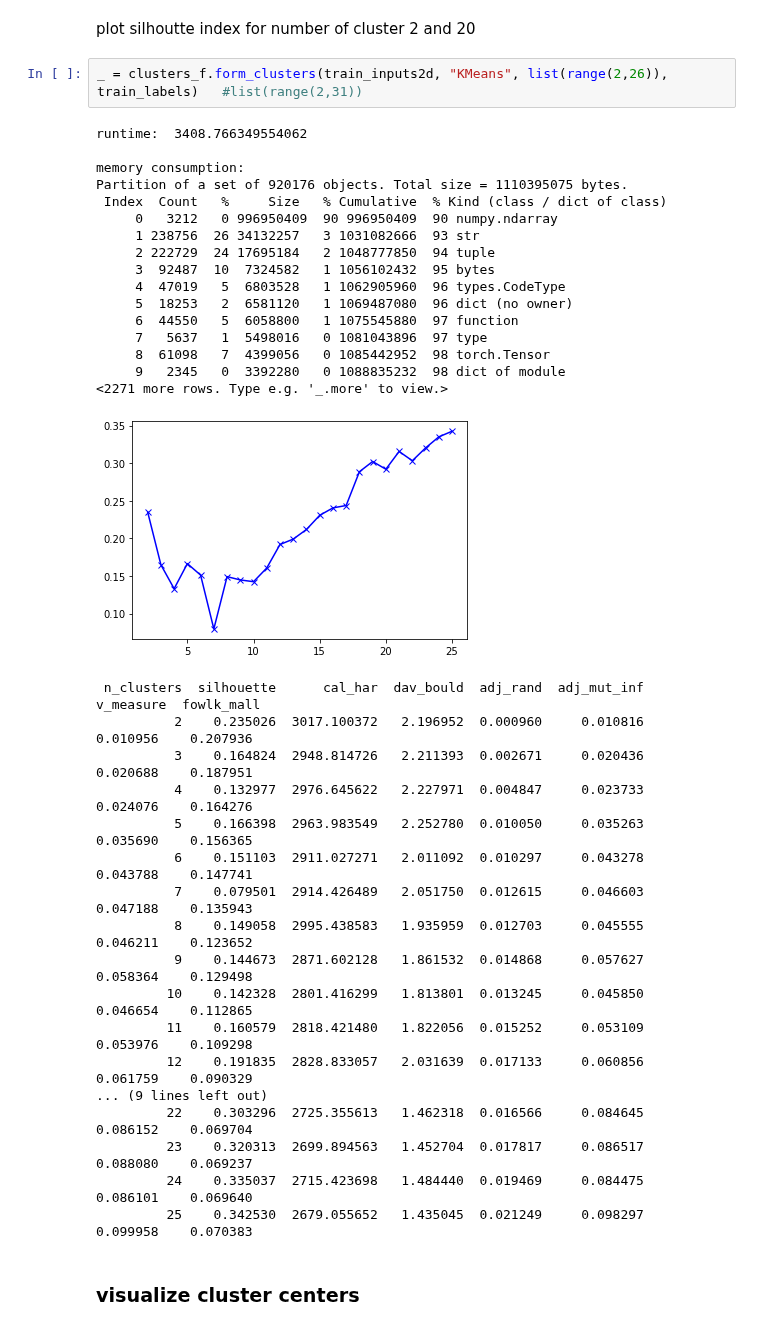
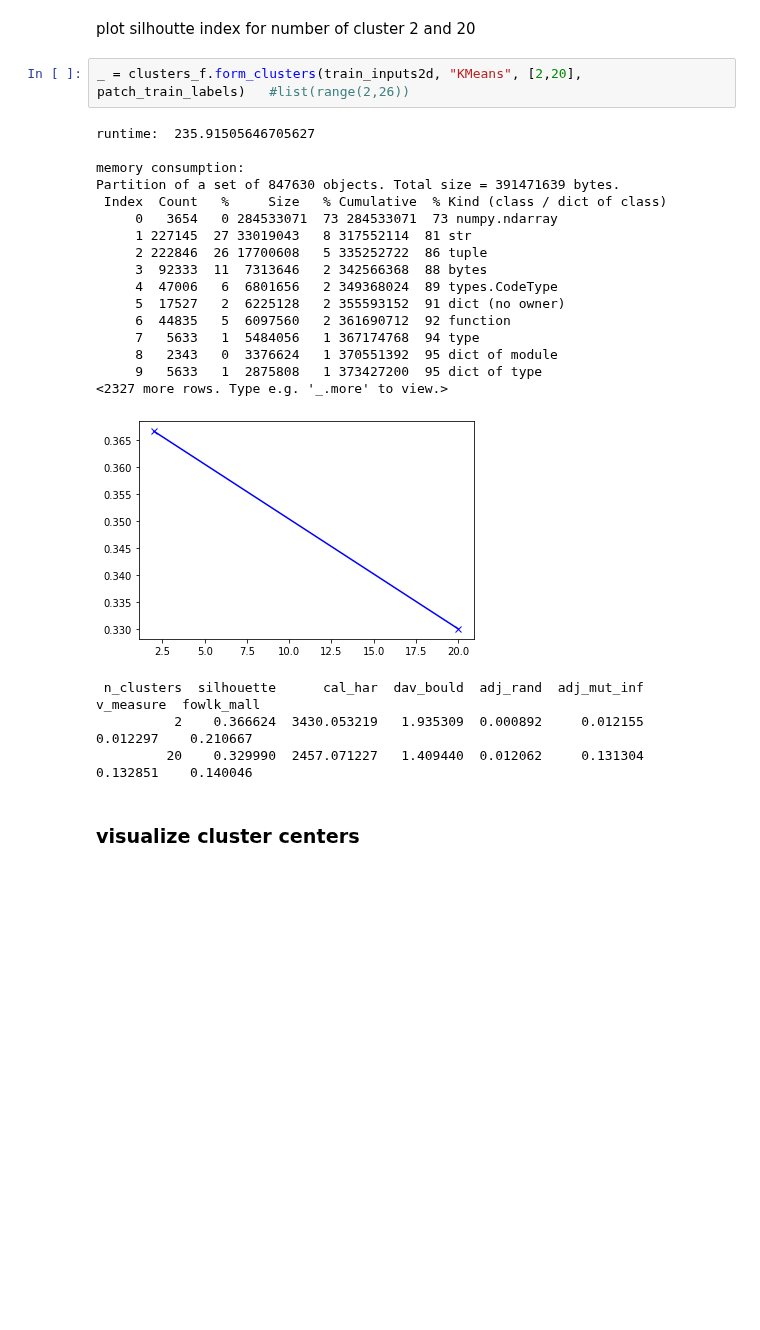
Before and after one commit to gourarushi/Character-Trajectory, a Jupyter notebook: project/CharacterTrajectories_Patches.ipynb, the cells around one changed output. Drawn from its saved outputs; the diff is of its cells as text; blank space fills up the shorter version.

```diff
--- a/project/CharacterTrajectories_Patches.ipynb
+++ b/project/CharacterTrajectories_Patches.ipynb
@@ -135,42 +162,28 @@ train_inputs2d = clusters_f.flatten_to_2d(patch_train_inputs)
 # %% [markdown]
 plot silhoutte index for number of cluster 2 and 20
 # %%
-_ = clusters_f.form_clusters(train_inputs2d, "KMeans", list(range(2,26)), train_labels)   #list(range(2,31))
+_ = clusters_f.form_clusters(train_inputs2d, "KMeans", [2,20], patch_train_labels)   #list(range(2,26))
 # %% [output]
-runtime:  3408.766349554062
+runtime:  235.91505646705627
 
 memory consumption:
-Partition of a set of 920176 objects. Total size = 1110395075 bytes.
+Partition of a set of 847630 objects. Total size = 391471639 bytes.
  Index  Count   %     Size   % Cumulative  % Kind (class / dict of class)
-     0   3212   0 996950409  90 996950409  90 numpy.ndarray
-     1 238756  26 34132257   3 1031082666  93 str
-     2 222729  24 17695184   2 1048777850  94 tuple
-     3  92487  10  7324582   1 1056102432  95 bytes
-     4  47019   5  6803528   1 1062905960  96 types.CodeType
-     5  18253   2  6581120   1 1069487080  96 dict (no owner)
-     6  44550   5  6058800   1 1075545880  97 function
-     7   5637   1  5498016   0 1081043896  97 type
-     8  61098   7  4399056   0 1085442952  98 torch.Tensor
-     9   2345   0  3392280   0 1088835232  98 dict of module
-<2271 more rows. Type e.g. '_.more' to view.>
+     0   3654   0 284533071  73 284533071  73 numpy.ndarray
+     1 227145  27 33019043   8 317552114  81 str
+     2 222846  26 17700608   5 335252722  86 tuple
+     3  92333  11  7313646   2 342566368  88 bytes
+     4  47006   6  6801656   2 349368024  89 types.CodeType
+     5  17527   2  6225128   2 355593152  91 dict (no owner)
+     6  44835   5  6097560   2 361690712  92 function
+     7   5633   1  5484056   1 367174768  94 type
+     8   2343   0  3376624   1 370551392  95 dict of module
+     9   5633   1  2875808   1 373427200  95 dict of type
+<2327 more rows. Type e.g. '_.more' to view.>
-[figure, old version]
+[figure, new version]
  n_clusters  silhouette      cal_har  dav_bould  adj_rand  adj_mut_inf  v_measure  fowlk_mall
-          2    0.235026  3017.100372   2.196952  0.000960     0.010816   0.010956    0.207936
-          3    0.164824  2948.814726   2.211393  0.002671     0.020436   0.020688    0.187951
-          4    0.132977  2976.645622   2.227971  0.004847     0.023733   0.024076    0.164276
-          5    0.166398  2963.983549   2.252780  0.010050     0.035263   0.035690    0.156365
-          6    0.151103  2911.027271   2.011092  0.010297     0.043278   0.043788    0.147741
-          7    0.079501  2914.426489   2.051750  0.012615     0.046603   0.047188    0.135943
-          8    0.149058  2995.438583   1.935959  0.012703     0.045555   0.046211    0.123652
-          9    0.144673  2871.602128   1.861532  0.014868     0.057627   0.058364    0.129498
-         10    0.142328  2801.416299   1.813801  0.013245     0.045850   0.046654    0.112865
-         11    0.160579  2818.421480   1.822056  0.015252     0.053109   0.053976    0.109298
-         12    0.191835  2828.833057   2.031639  0.017133     0.060856   0.061759    0.090329
-... (9 lines left out)
-         22    0.303296  2725.355613   1.462318  0.016566     0.084645   0.086152    0.069704
-         23    0.320313  2699.894563   1.452704  0.017817     0.086517   0.088080    0.069237
-         24    0.335037  2715.423698   1.484440  0.019469     0.084475   0.086101    0.069640
-         25    0.342530  2679.055652   1.435045  0.021249     0.098297   0.099958    0.070383
+          2    0.366624  3430.053219   1.935309  0.000892     0.012155   0.012297    0.210667
+         20    0.329990  2457.071227   1.409440  0.012062     0.131304   0.132851    0.140046
 # %% [markdown]
 ### visualize cluster centers
 # %%
```
Also changed, not shown: parts of 9 cells of this notebook.
